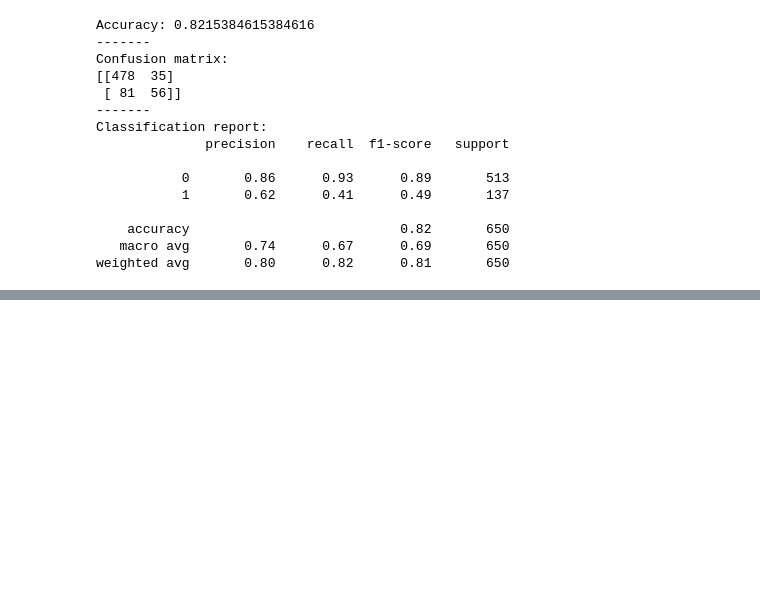
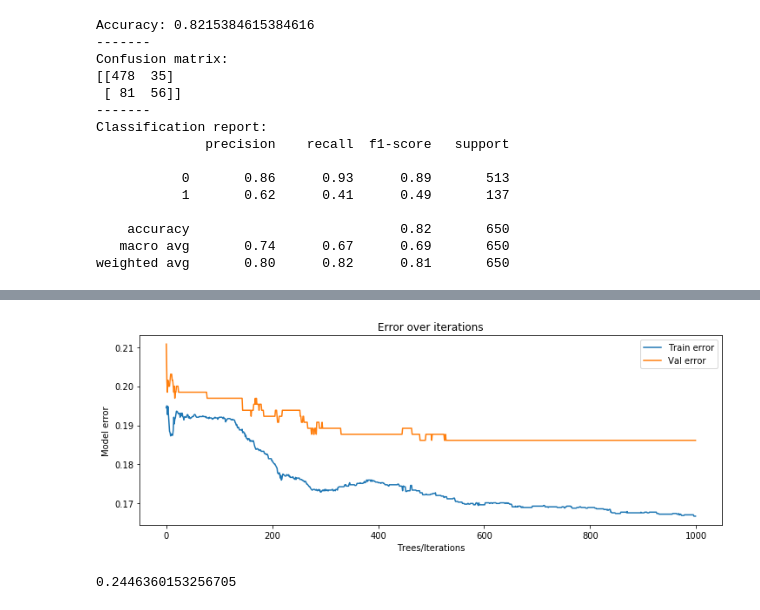
Before and after one commit to jrkreiger/xg-boozed, a Jupyter notebook: wines.ipynb, the cells around one changed output, grey strips where cells are left out. Cells and saved outputs as stored; diff of their text form; code cells hidden in the pictures; blank space fills up the shorter version.

Commit message:
tune and evaluate XGBoost model

```diff
--- a/wines.ipynb
+++ b/wines.ipynb
@@ -452,3 +452,21 @@ Classification report:
     accuracy                           0.82       650
    macro avg       0.74      0.67      0.69       650
 weighted avg       0.80      0.82      0.81       650
+# %%
+import xgboost as xgb
+
+eval_set = [(X_train_pca, y_train), (X_val_pca, y_val)]
+eval_metric = ["auc","error"]
+
+
+xg = xgb.XGBClassifier(scale_pos_weight=1,
+                       learning_rate=0.01,
+                       colsample_bytree = 0.4,
+                       subsample = 0.8,
+                       objective='binary:logistic',
+                       n_estimators=1000,
+                       reg_alpha = 0.3,
+                       max_depth=4,
+                       gamma=10,
+                       random_state=1)
+xg.fit(X_train_pca, y_train, eval_metric=eval_metric, eval_set=eval_set)
@@ -454,0 +498,19 @@ weighted avg       0.80      0.82      0.81       650
+# %%
+train_err = xg.evals_result()['validation_0']['error']
+val_err = xg.evals_result()['validation_1']['error']
+x = [i for i in range(0, 1000)]
+plt.figure(figsize=(12,4))
+plt.plot(x, train_auc, label='Train error')
+plt.plot(x, val_auc, label='Val error')
+plt.xlabel('Trees/Iterations')
+plt.ylabel('Model error')
+plt.title('Error over iterations')
+plt.legend()
+plt.show();
+# %% [output]
+[figure, added]
+# %%
+scale_weight = len(wines[wines['high_quality'] == 1])/len(wines[wines['high_quality'] == 0])
+scale_weight
+# %% [output]
+0.2446360153256705
```
Also changed, not shown: parts of 14 cells of this notebook.
